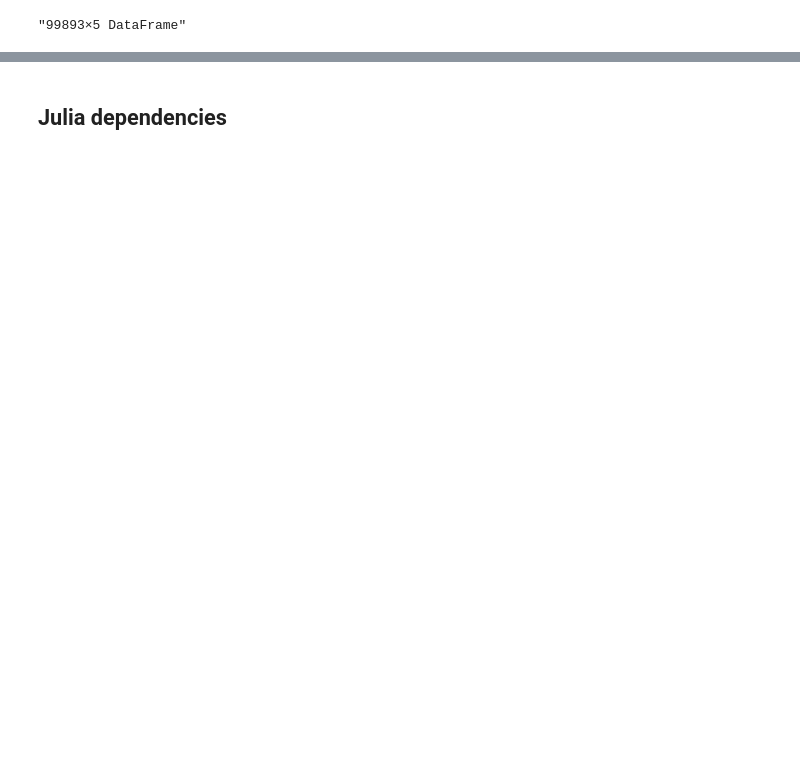
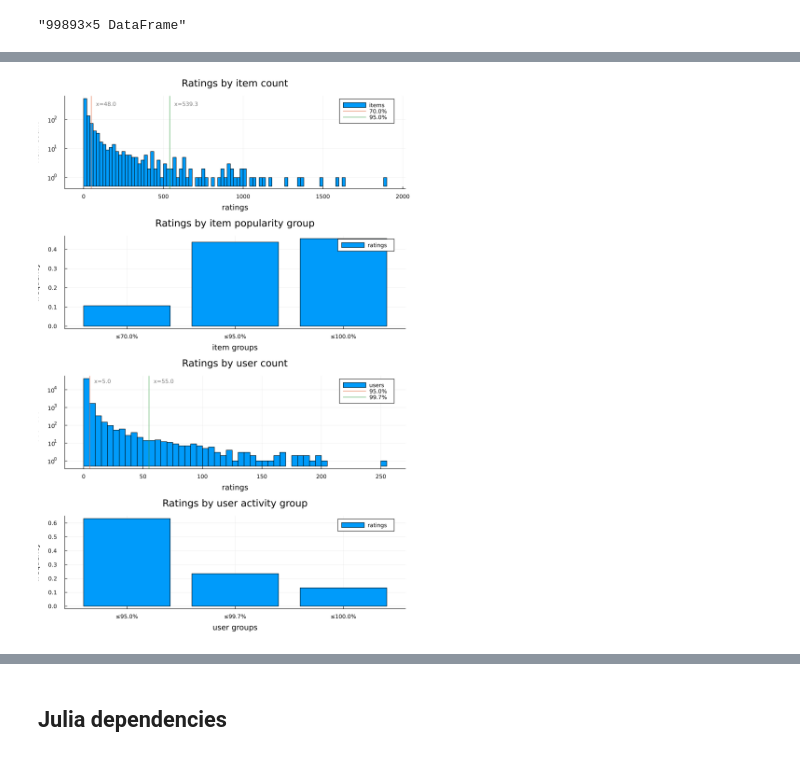
Before and after one commit to JustBeYou/unibuc-master-ai, a Jupyter notebook: probabilistic_programming/Project 1.ipynb, the cells around one changed output, grey strips where cells are left out. Drawn from its saved outputs; the diff is of its cells as text; code cells hidden in the pictures; blank space fills up the shorter version.

```diff
--- a/probabilistic_programming/Project 1.ipynb
+++ b/probabilistic_programming/Project 1.ipynb
@@ -124,0 +188,93 @@ plot(histograms..., layout=(2,2), legend=false, size=(800, 800), fmt = :png, dpi
+# %%
+sum_between(df, left, right) = sum(filter(r -> left < r.count && r.count <= right, df).count)
+
+function make_count_plots(df)
+    items_quantiles = [0.70, 0.95]
+    ratings_by_item = groupby_count(df, :item_id)
+    ratings_by_item_hist = histogram(
+            ratings_by_item.count,
+            title="Ratings by item count",
+            label="items",
+            xlabel="ratings",
+            ylabel="item count",
+            bins=100,
+            yscale=:log10,
+        )
+    annotate_quantiles!(ratings_by_item_hist, ratings_by_item.count, items_quantiles, 30, 350)
+
+    items_quantiles_vals = [quantile(ratings_by_item.count, q) for q in items_quantiles]
+    insert!(items_quantiles_vals, 1, 0)
+    push!(items_quantiles_vals,999999999999)
+    quantile_sums = []
+    for i in 1:length(items_quantiles_vals)-1
+        push!(
+            quantile_sums,
+            sum_between(ratings_by_item, items_quantiles_vals[i], items_quantiles_vals[i+1]) / size(df)[1]
+        )
+    end
+    push!(items_quantiles, 1)
+    quantile_sums_items = bar(
+        ["≤"*string(round(q * 100, digits=2)) * "%" for q in items_quantiles],
+        quantile_sums,
+        label="ratings",
+        xlabel="item groups",
+        ylabel="frequency",
+        title="Ratings by item popularity group",
+    )
+
+    users_quantiles = [0.95, 0.997]
+    ratings_by_user = groupby_count(df, :user_id)
+    ratings_by_user_hist = histogram(
+        ratings_by_user.count,
+        title="Ratings by user count",
+        label="users",
+        xlabel="ratings",
+        ylabel="user count",
+        bins=100,
+        yscale=:log10,
+    )
+    annotate_quantiles!(ratings_by_user_hist, ratings_by_user.count, users_quantiles, 4, 30000)
+
+    users_quantiles_vals = [quantile(ratings_by_user.count, q) for q in users_quantiles]
+    insert!(users_quantiles_vals, 1, 0)
+    push!(users_quantiles_vals, 999999999999)
+    quantile_sums = []
+    for i in 1:length(users_quantiles_vals)-1
+        push!(
+            quantile_sums,
+            sum_between(ratings_by_user, users_quantiles_vals[i], users_quantiles_vals[i+1]) / size(df)[1]
+        )
+    end
+    push!(users_quantiles, 1)
+    quantile_sums_user = bar(
+        ["≤"*string(round(q * 100, digits=2)) * "%" for q in users_quantiles],
+        quantile_sums,
+        label="ratings",
+        xlabel="user groups",
+        ylabel="frequency",
+        title="Ratings by user activity group",
+    )
+
+    plot(
+        ratings_by_item_hist,
+        quantile_sums_items,
+        ratings_by_user_hist,
+        quantile_sums_user,
+        layout=(4, 1), size=(800,1200), fmt = :png, dpi=300)
+
+end
+
+function annotate_quantiles!(p, vec, quantiles, xscaler, ypos)
+    for qval in quantiles
+        q = quantile(vec, qval)
+        vline!(p,
+            [q],
+            label=string(round(qval * 100, digits=2)) * "%"
+        )
+        annotate!(p, (q+q*(xscaler/q), ypos, text("x=" * string(round(q, digits=2)), 8, color=:gray, halign=:left)))
+    end
+end
+
+make_count_plots(ratings_df)
+# %% [output]
+[figure, added]
```
Also changed, not shown: parts of 11 cells of this notebook.
